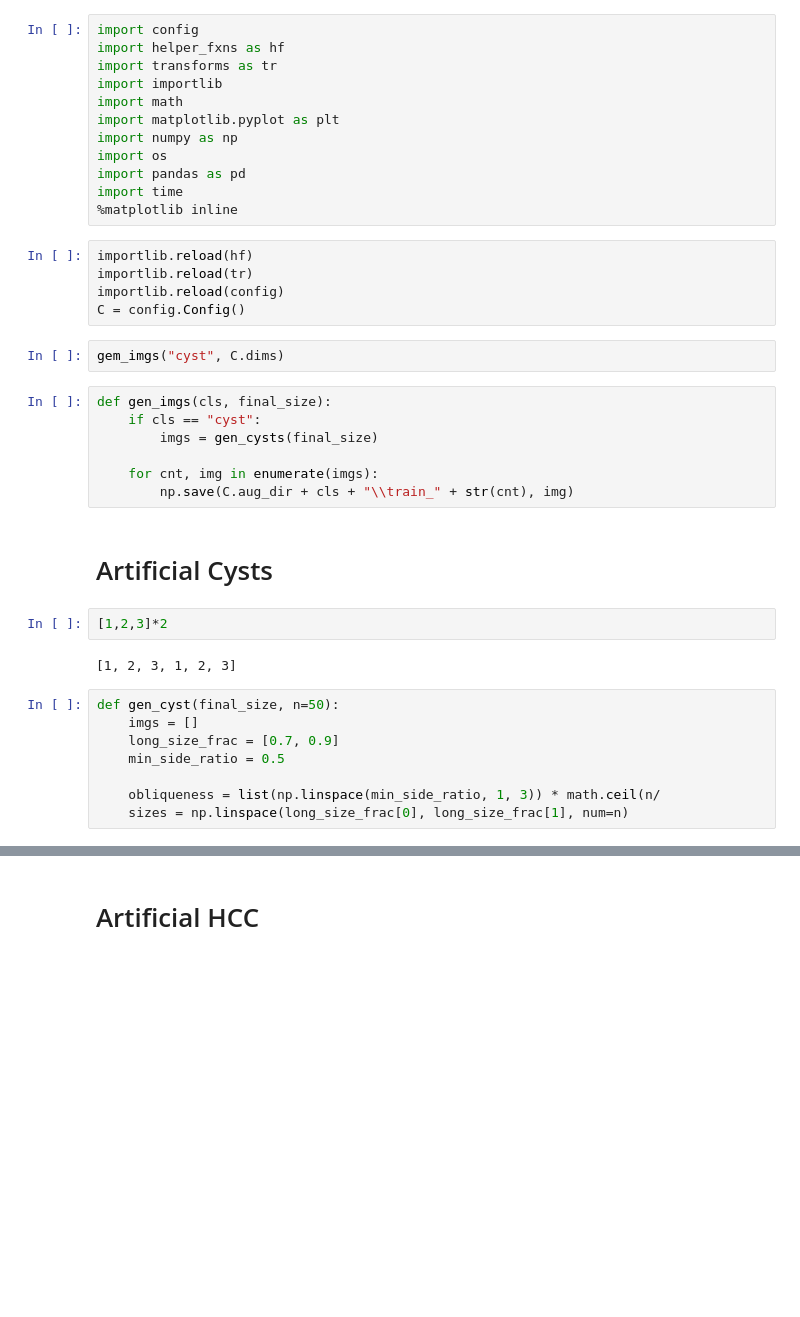
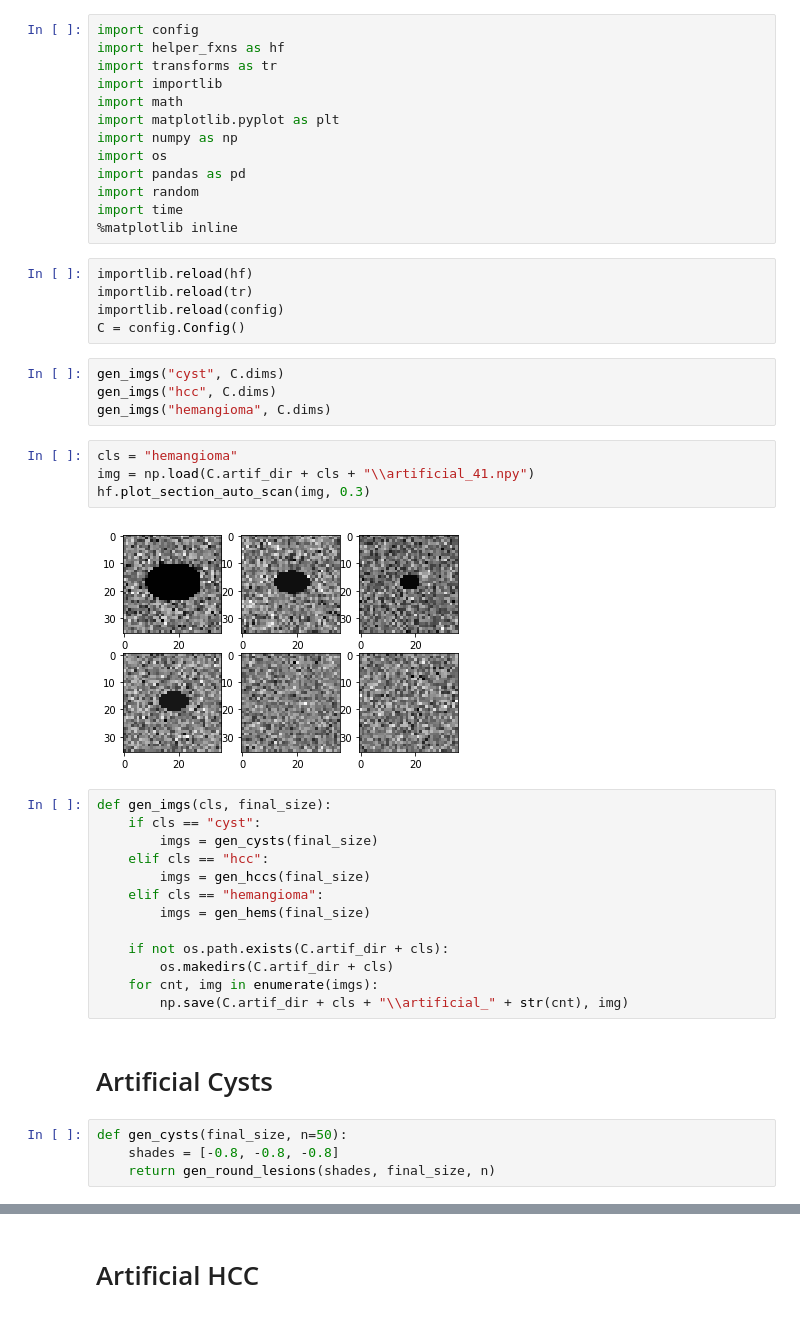
Before and after one commit to clintonjwang/voi-classifier, a Jupyter notebook: artificial-data-generator.ipynb, the cells around one changed output, grey strips where cells are left out. Saved outputs shown, nothing was run; the diff lists cells and outputs as text; blank space fills up the shorter version.

Commit message:
artificial cysts/hcc/hem

```diff
--- a/artificial-data-generator.ipynb
+++ b/artificial-data-generator.ipynb
@@ -8,6 +8,7 @@ import matplotlib.pyplot as plt
 import numpy as np
 import os
 import pandas as pd
+import random
 import time
 %matplotlib inline
 # %%
@@ -15,26 +16,32 @@ importlib.reload(hf)
 importlib.reload(tr)
 importlib.reload(config)
 C = config.Config()
-# %%
-gem_imgs("cyst", C.dims)
+# %%
+gen_imgs("cyst", C.dims)
+gen_imgs("hcc", C.dims)
+gen_imgs("hemangioma", C.dims)
+# %%
+cls = "hemangioma"
+img = np.load(C.artif_dir + cls + "\\artificial_41.npy")
+hf.plot_section_auto_scan(img, 0.3)
+# %% [output]
+[figure, added]
 # %%
 def gen_imgs(cls, final_size):
     if cls == "cyst":
         imgs = gen_cysts(final_size)
+    elif cls == "hcc":
+        imgs = gen_hccs(final_size)
+    elif cls == "hemangioma":
+        imgs = gen_hems(final_size)
 
+    if not os.path.exists(C.artif_dir + cls):
+        os.makedirs(C.artif_dir + cls)
     for cnt, img in enumerate(imgs):
-        np.save(C.aug_dir + cls + "\\train_" + str(cnt), img)
+        np.save(C.artif_dir + cls + "\\artificial_" + str(cnt), img)
 # %% [markdown]
 # Artificial Cysts
-# %%
-[1,2,3]*2
-# %% [output]
-[1, 2, 3, 1, 2, 3]
-# %%
-def gen_cyst(final_size, n=50):
-    imgs = []
-    long_size_frac = [0.7, 0.9]
-    min_side_ratio = 0.5
-
-    obliqueness = list(np.linspace(min_side_ratio, 1, 3)) * math.ceil(n/
-    sizes = np.linspace(long_size_frac[0], long_size_frac[1], num=n)
+# %%
+def gen_cysts(final_size, n=50):
+    shades = [-0.8, -0.8, -0.8]
+    return gen_round_lesions(shades, final_size, n)
```
Also changed, not shown: parts of 3 cells of this notebook, 3 other files.
